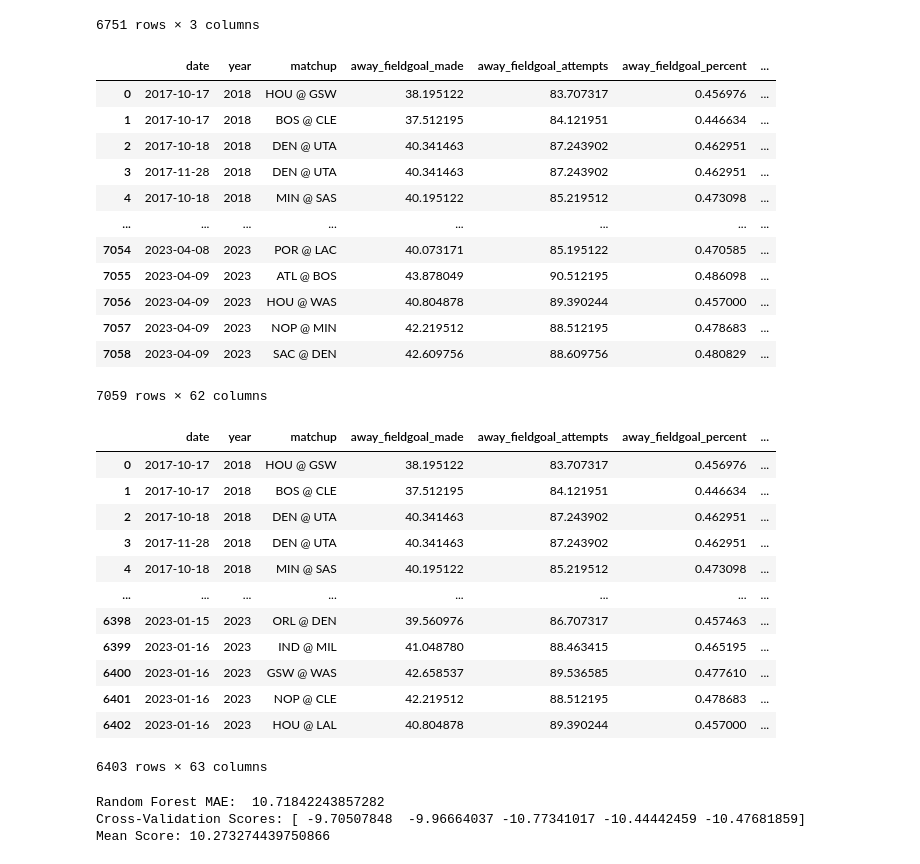
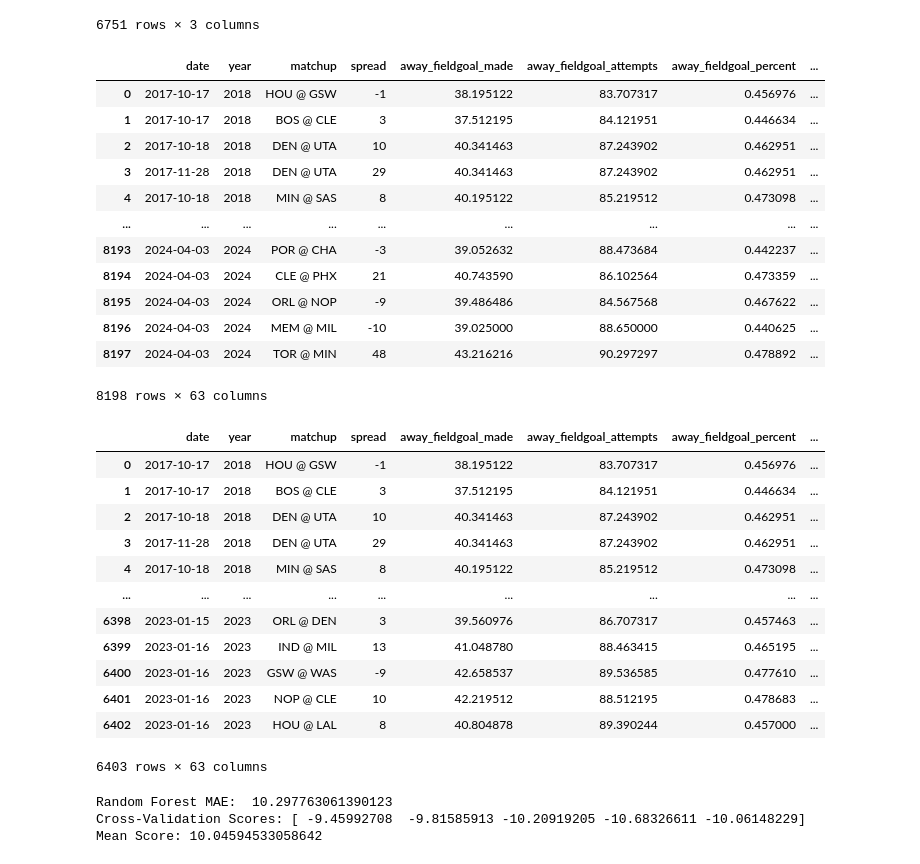
Before and after one commit to masonboyles/COMP_562_PROJ, a Jupyter notebook: final_project.ipynb, the cells around one changed output. Saved outputs shown, nothing was run; the diff lists cells and outputs as text; code cells hidden in the pictures.

Commit message:
Made minor changes to make models run on new table

```diff
--- a/final_project.ipynb
+++ b/final_project.ipynb
@@ -197,46 +197,45 @@ ml_table
 # %%
 final_table = all_data
 final_table = final_table.iloc[:,[94,1,93,84]]
 final_table = pd.merge(final_table, full_averages_table, on=['year', 'matchup'], how='inner')
-#print(final_table.columns)
-final_table = final_table.iloc[:, 0:3].join(final_table.iloc[:,final_table.columns.get_loc("away_fieldgoal_made"):final_table.columns.get_loc("away_points")]
+final_table = final_table.iloc[:, 0:4].join(final_table.iloc[:,final_table.columns.get_loc("away_fieldgoal_made"):final_table.columns.get_loc("away_points")]
                                             ).join(final_table.iloc[:,final_table.columns.get_loc("away_offensive_rating"):final_table.columns.get_loc("away_atr")+1]
                                                    ).join(final_table.iloc[:,final_table.columns.get_loc("home_fieldgoal_made"):final_table.columns.get_loc("home_points")]
                                                           ).join(final_table.iloc[:,final_table.columns.get_loc("home_offensive_rating"):])
 final_table['home_name'] = final_table['matchup'].str.split(' @ ').str[1]
 #final_table = pd.merge(final_table, ml_table, on=['date', 'home_name'], how='inner')
-final_table = final_table[final_table['year'] != 2024]
 final_table
 # %% [output]
-|  | date | year | matchup | away_fieldgoal_made | away_fieldgoal_attempts | away_fieldgoal_percent | ... |
-| 0 | 2017-10-17 | 2018 | HOU @ GSW | 38.195122 | 83.707317 | 0.456976 | ... |
-| 1 | 2017-10-17 | 2018 | BOS @ CLE | 37.512195 | 84.121951 | 0.446634 | ... |
-| 2 | 2017-10-18 | 2018 | DEN @ UTA | 40.341463 | 87.243902 | 0.462951 | ... |
-| 3 | 2017-11-28 | 2018 | DEN @ UTA | 40.341463 | 87.243902 | 0.462951 | ... |
-| 4 | 2017-10-18 | 2018 | MIN @ SAS | 40.195122 | 85.219512 | 0.473098 | ... |
-| ... | ... | ... | ... | ... | ... | ... | ... |
-| 7054 | 2023-04-08 | 2023 | POR @ LAC | 40.073171 | 85.195122 | 0.470585 | ... |
-| 7055 | 2023-04-09 | 2023 | ATL @ BOS | 43.878049 | 90.512195 | 0.486098 | ... |
-| 7056 | 2023-04-09 | 2023 | HOU @ WAS | 40.804878 | 89.390244 | 0.457000 | ... |
-| 7057 | 2023-04-09 | 2023 | NOP @ MIN | 42.219512 | 88.512195 | 0.478683 | ... |
-| 7058 | 2023-04-09 | 2023 | SAC @ DEN | 42.609756 | 88.609756 | 0.480829 | ... |
+|  | date | year | matchup | spread | away_fieldgoal_made | away_fieldgoal_attempts | away_fieldgoal_percent | ... |
+| 0 | 2017-10-17 | 2018 | HOU @ GSW | -1 | 38.195122 | 83.707317 | 0.456976 | ... |
+| 1 | 2017-10-17 | 2018 | BOS @ CLE | 3 | 37.512195 | 84.121951 | 0.446634 | ... |
+| 2 | 2017-10-18 | 2018 | DEN @ UTA | 10 | 40.341463 | 87.243902 | 0.462951 | ... |
+| 3 | 2017-11-28 | 2018 | DEN @ UTA | 29 | 40.341463 | 87.243902 | 0.462951 | ... |
+| 4 | 2017-10-18 | 2018 | MIN @ SAS | 8 | 40.195122 | 85.219512 | 0.473098 | ... |
+| ... | ... | ... | ... | ... | ... | ... | ... | ... |
+| 8193 | 2024-04-03 | 2024 | POR @ CHA | -3 | 39.052632 | 88.473684 | 0.442237 | ... |
+| 8194 | 2024-04-03 | 2024 | CLE @ PHX | 21 | 40.743590 | 86.102564 | 0.473359 | ... |
+| 8195 | 2024-04-03 | 2024 | ORL @ NOP | -9 | 39.486486 | 84.567568 | 0.467622 | ... |
+| 8196 | 2024-04-03 | 2024 | MEM @ MIL | -10 | 39.025000 | 88.650000 | 0.440625 | ... |
+| 8197 | 2024-04-03 | 2024 | TOR @ MIN | 48 | 43.216216 | 90.297297 | 0.478892 | ... |
-7059 rows × 62 columns
+8198 rows × 63 columns
 # %%
 merged_table = pd.merge(final_table, ml_table, on=['date', 'home_name'], how='inner')
+merged_table = merged_table.drop(columns=['home_name'])
 merged_table
 # %% [output]
-|  | date | year | matchup | away_fieldgoal_made | away_fieldgoal_attempts | away_fieldgoal_percent | ... |
-| 0 | 2017-10-17 | 2018 | HOU @ GSW | 38.195122 | 83.707317 | 0.456976 | ... |
-| 1 | 2017-10-17 | 2018 | BOS @ CLE | 37.512195 | 84.121951 | 0.446634 | ... |
-| 2 | 2017-10-18 | 2018 | DEN @ UTA | 40.341463 | 87.243902 | 0.462951 | ... |
-| 3 | 2017-11-28 | 2018 | DEN @ UTA | 40.341463 | 87.243902 | 0.462951 | ... |
-| 4 | 2017-10-18 | 2018 | MIN @ SAS | 40.195122 | 85.219512 | 0.473098 | ... |
-| ... | ... | ... | ... | ... | ... | ... | ... |
-| 6398 | 2023-01-15 | 2023 | ORL @ DEN | 39.560976 | 86.707317 | 0.457463 | ... |
-| 6399 | 2023-01-16 | 2023 | IND @ MIL | 41.048780 | 88.463415 | 0.465195 | ... |
-| 6400 | 2023-01-16 | 2023 | GSW @ WAS | 42.658537 | 89.536585 | 0.477610 | ... |
-| 6401 | 2023-01-16 | 2023 | NOP @ CLE | 42.219512 | 88.512195 | 0.478683 | ... |
-| 6402 | 2023-01-16 | 2023 | HOU @ LAL | 40.804878 | 89.390244 | 0.457000 | ... |
+|  | date | year | matchup | spread | away_fieldgoal_made | away_fieldgoal_attempts | away_fieldgoal_percent | ... |
+| 0 | 2017-10-17 | 2018 | HOU @ GSW | -1 | 38.195122 | 83.707317 | 0.456976 | ... |
+| 1 | 2017-10-17 | 2018 | BOS @ CLE | 3 | 37.512195 | 84.121951 | 0.446634 | ... |
+| 2 | 2017-10-18 | 2018 | DEN @ UTA | 10 | 40.341463 | 87.243902 | 0.462951 | ... |
+| 3 | 2017-11-28 | 2018 | DEN @ UTA | 29 | 40.341463 | 87.243902 | 0.462951 | ... |
+| 4 | 2017-10-18 | 2018 | MIN @ SAS | 8 | 40.195122 | 85.219512 | 0.473098 | ... |
+| ... | ... | ... | ... | ... | ... | ... | ... | ... |
+| 6398 | 2023-01-15 | 2023 | ORL @ DEN | 3 | 39.560976 | 86.707317 | 0.457463 | ... |
+| 6399 | 2023-01-16 | 2023 | IND @ MIL | 13 | 41.048780 | 88.463415 | 0.465195 | ... |
+| 6400 | 2023-01-16 | 2023 | GSW @ WAS | -9 | 42.658537 | 89.536585 | 0.477610 | ... |
+| 6401 | 2023-01-16 | 2023 | NOP @ CLE | 10 | 42.219512 | 88.512195 | 0.478683 | ... |
+| 6402 | 2023-01-16 | 2023 | HOU @ LAL | 8 | 40.804878 | 89.390244 | 0.457000 | ... |
 6403 rows × 63 columns
 # %%
 from sklearn.model_selection import train_test_split
@@ -252,8 +251,8 @@ from sklearn.ensemble import RandomForestRegressor
 model = RandomForestRegressor(n_estimators=200, min_samples_split=100)
 
 # X represents the features and y represents the spread
-X = final_table[predictors]
-y = final_table['spread']
+X = merged_table[predictors]
+y = merged_table['spread']
 
 # Split the data into train and test sets
 X_train, X_test, y_train, y_test = train_test_split(X, y, test_size=0.2)
@@ -273,9 +272,9 @@ print("Cross-Validation Scores:", scores_rf)
 print("Mean Score:", scores_rf.mean() * -1)
 results["Random Forests"] = scores_rf.mean() * -1
 # %% [output]
-Random Forest MAE:  10.71842243857282
-Cross-Validation Scores: [ -9.70507848  -9.96664037 -10.77341017 -10.44442459 -10.47681859]
-Mean Score: 10.273274439750866
+Random Forest MAE:  10.297763061390123
+Cross-Validation Scores: [ -9.45992708  -9.81585913 -10.20919205 -10.68326611 -10.06148229]
+Mean Score: 10.04594533058642
 # %%
 from statsmodels.tsa.arima.model import ARIMA
 
```
Also changed, not shown: parts of 7 cells of this notebook.
